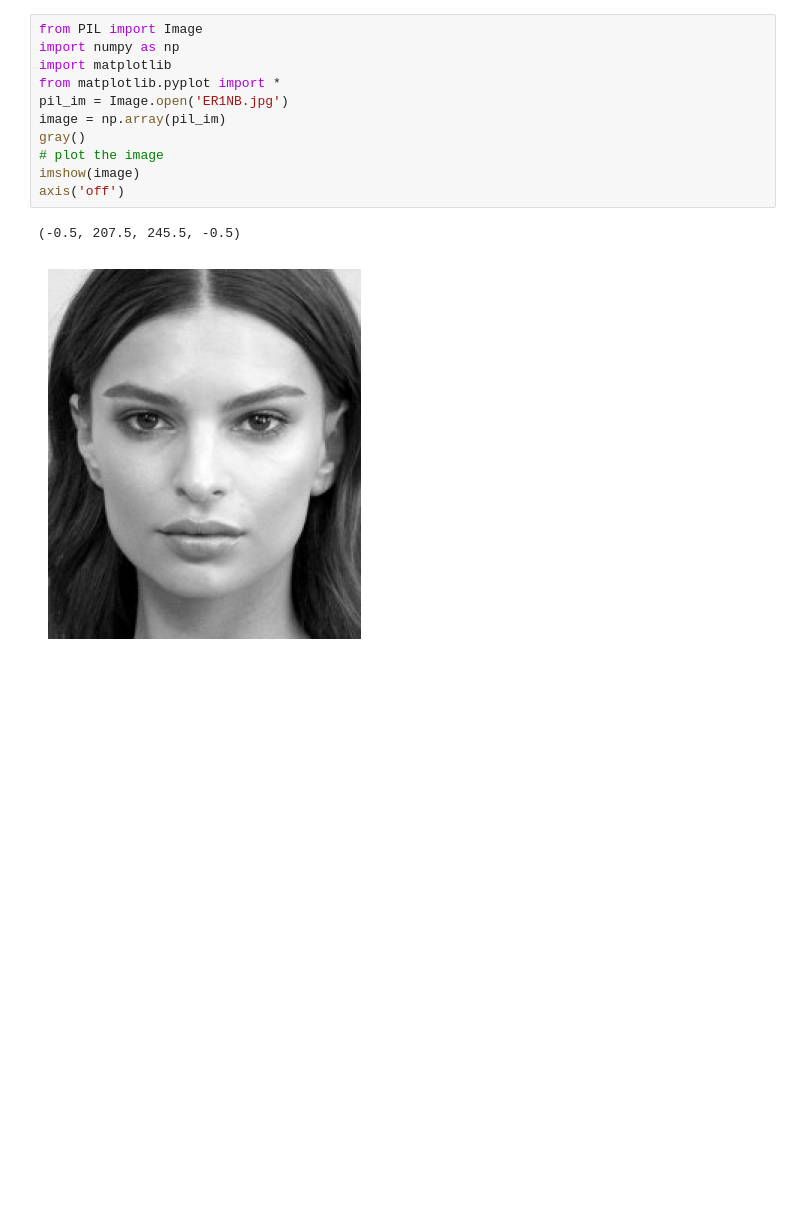
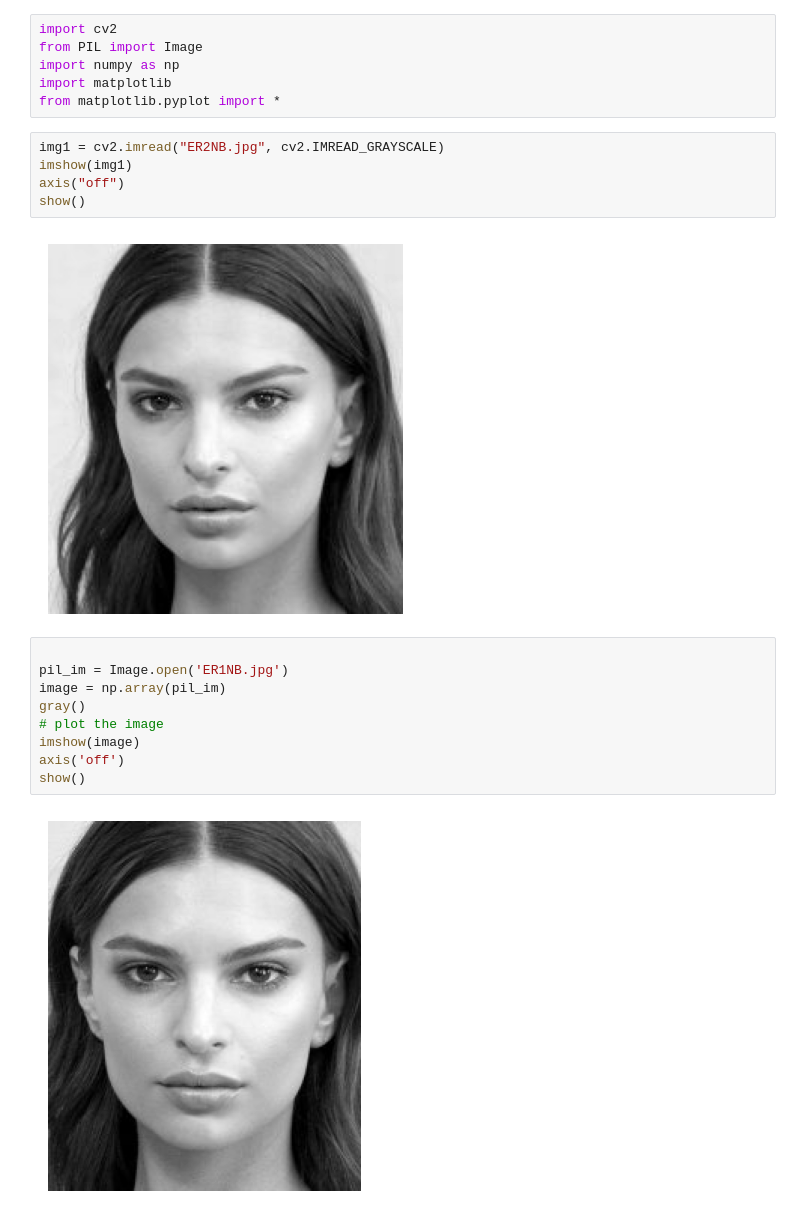
Before and after one commit to Peter-Fialaire/Test_image, a Jupyter notebook: content/Test_load_image.ipynb, the cells around one changed output. Saved outputs shown, nothing was run; the diff lists cells and outputs as text; blank space fills up the shorter version.

```diff
--- a/content/Test_load_image.ipynb
+++ b/content/Test_load_image.ipynb
@@ -1,14 +1,24 @@
+# %%
+import cv2
+from PIL import Image
+import numpy as np
+import matplotlib
+from matplotlib.pyplot import *
+# %%
+img1 = cv2.imread("ER2NB.jpg", cv2.IMREAD_GRAYSCALE)
+imshow(img1)
+axis("off")
+show()
+# %% [output]
+[figure, added]
 # %%
-from PIL import Image
-import numpy as np
-import matplotlib
-from matplotlib.pyplot import *
+
 pil_im = Image.open('ER1NB.jpg')
 image = np.array(pil_im)
 gray()
 # plot the image
 imshow(image)
 axis('off')
+show()
 # %% [output]
-(-0.5, 207.5, 245.5, -0.5)
 [figure]
```
Also changed, not shown: 1 other file.
